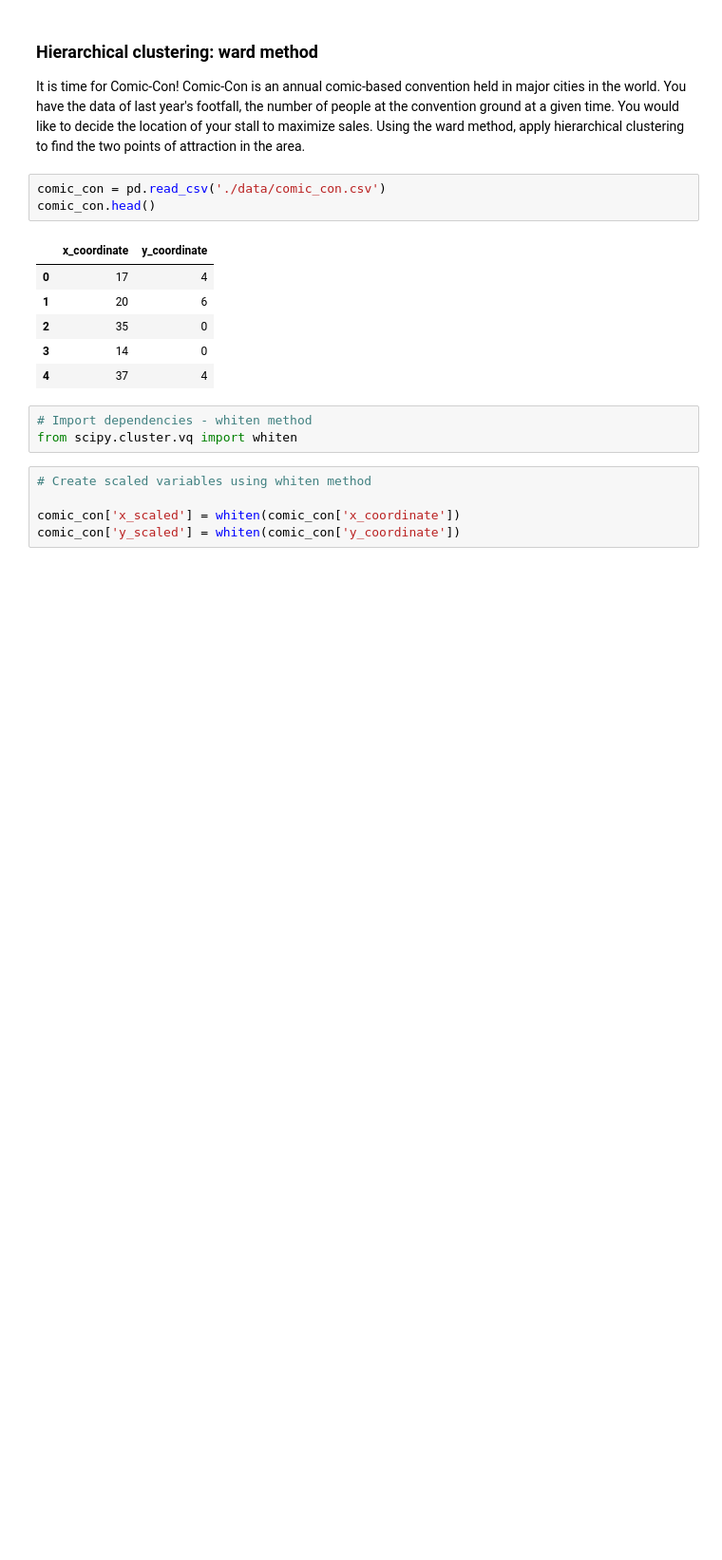
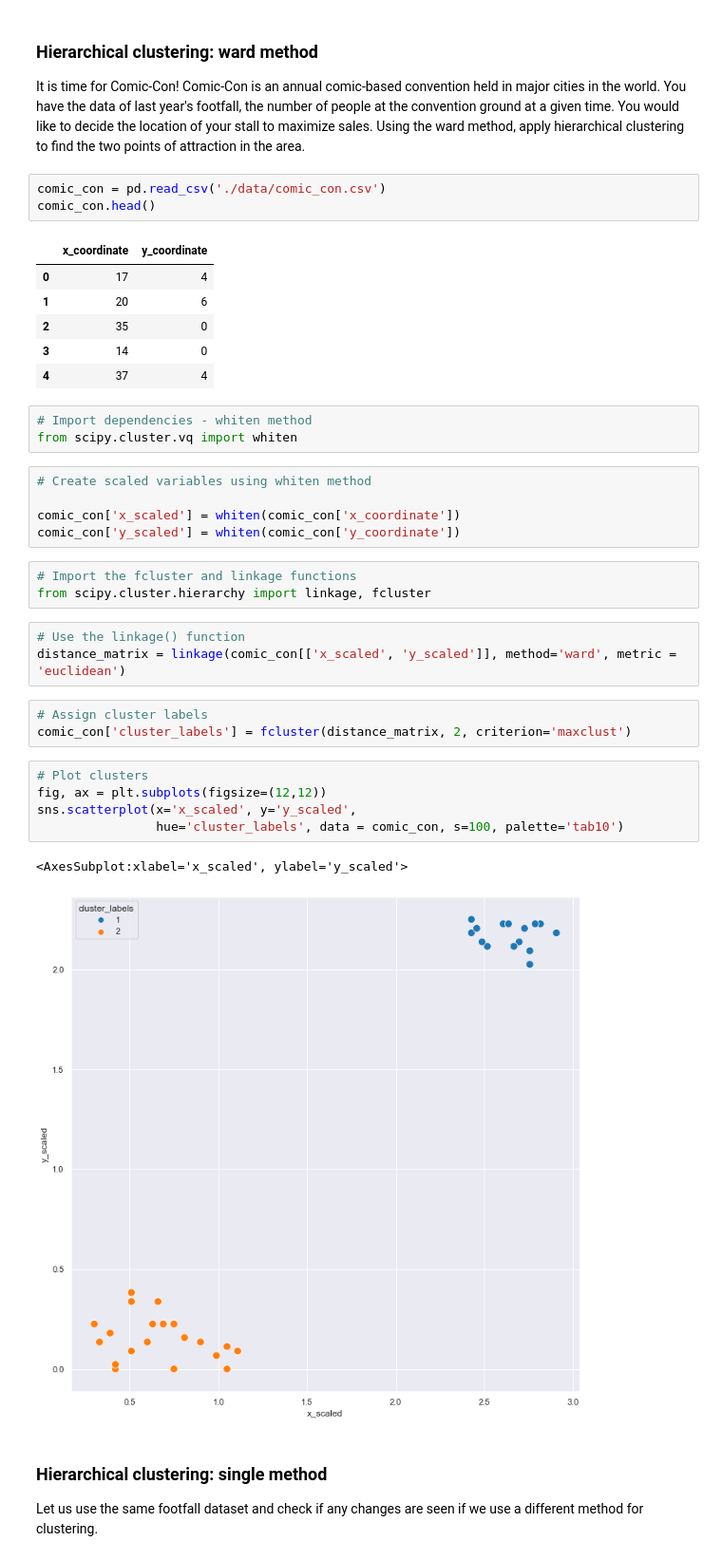
Before and after one commit to kipmadden/Cluster-Analysis-in-Python, a Jupyter notebook: SciPy Clustering Basics.ipynb, the cells around one changed output. Shown: that part at 95% size. Saved outputs shown, nothing was run; the diff lists cells and outputs as text; blank space fills up the shorter version.

Commit message:
Added different methods to generate hierarchical clusters - 'single' and 'complete' in addition to 'ward'

```diff
--- a/SciPy Clustering Basics.ipynb
+++ b/SciPy Clustering Basics.ipynb
@@ -181,3 +181,23 @@ from scipy.cluster.vq import whiten
 
 comic_con['x_scaled'] = whiten(comic_con['x_coordinate'])
 comic_con['y_scaled'] = whiten(comic_con['y_coordinate'])
+# %%
+# Import the fcluster and linkage functions
+from scipy.cluster.hierarchy import linkage, fcluster
+# %%
+# Use the linkage() function
+distance_matrix = linkage(comic_con[['x_scaled', 'y_scaled']], method='ward', metric = 'euclidean')
+# %%
+# Assign cluster labels
+comic_con['cluster_labels'] = fcluster(distance_matrix, 2, criterion='maxclust')
+# %%
+# Plot clusters
+fig, ax = plt.subplots(figsize=(12,12))
+sns.scatterplot(x='x_scaled', y='y_scaled',
+                hue='cluster_labels', data = comic_con, s=100, palette='tab10')
+# %% [output]
+<AxesSubplot:xlabel='x_scaled', ylabel='y_scaled'>
+[figure, added]
+# %% [markdown]
+### Hierarchical clustering: single method
+Let us use the same footfall dataset and check if any changes are seen if we use a different method for clustering.
```
Also changed, not shown: parts of 6 cells of this notebook.
